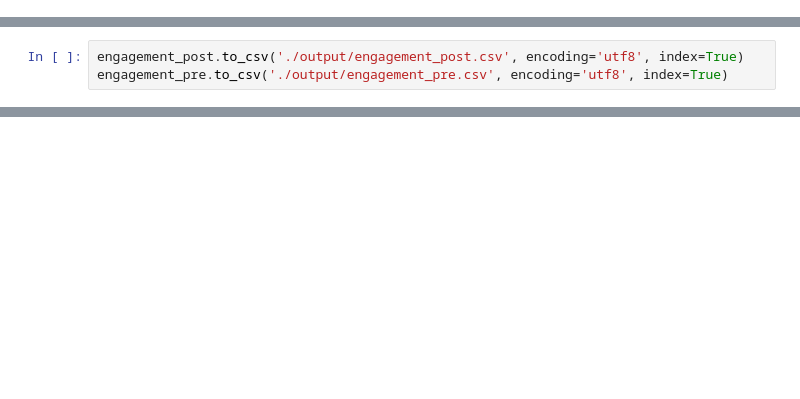
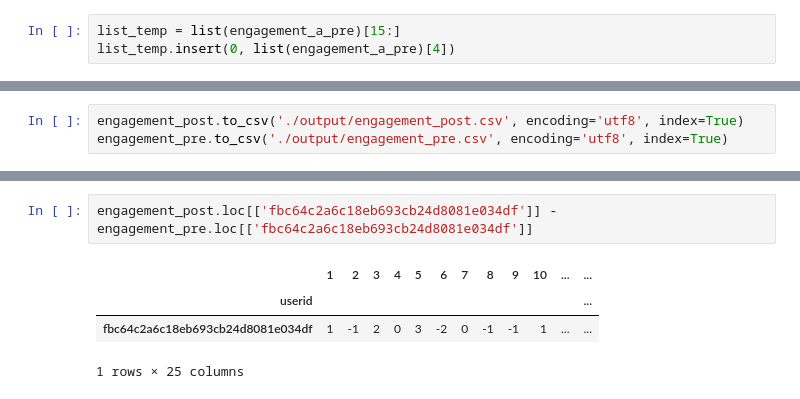
Before and after one commit to advapplab/LBLS160, a Jupyter notebook: engagement.ipynb, the cells around one changed output, grey strips where cells are left out. Drawn from its saved outputs; the diff is of its cells as text; blank space fills up the shorter version.

```diff
--- a/engagement.ipynb
+++ b/engagement.ipynb
@@ -28,5 +28,8 @@ engagement_a_post.rename(columns={'學號': 'userid'}, inplace=True)
 engagement_a_pre.rename(columns={'學號': 'userid'}, inplace=True)
 engagement_b_post.rename(columns={'學號': 'userid'}, inplace=True)
 engagement_b_pre.rename(columns={'學號': 'userid'}, inplace=True)
+# %%
+list_temp = list(engagement_a_pre)[15:]
+list_temp.insert(0, list(engagement_a_pre)[4])
 # %%
 engagement_a_post_e = engagement_a_post[list(engagement_a_post)[3:-9]]
@@ -69,0 +124,7 @@ engagement_pre.to_csv('./output/engagement_pre.csv', encoding='utf8', index=True
+# %%
+engagement_post.loc[['fbc64c2a6c18eb693cb24d8081e034df']] - engagement_pre.loc[['fbc64c2a6c18eb693cb24d8081e034df']]
+# %% [output]
+|  | 1 | 2 | 3 | 4 | 5 | 6 | 7 | 8 | 9 | 10 | ... | ... |
+| userid |  |  |  |  |  |  |  |  |  |  |  | ... |
+| fbc64c2a6c18eb693cb24d8081e034df | 1 | -1 | 2 | 0 | 3 | -2 | 0 | -1 | -1 | 1 | ... | ... |
+1 rows × 25 columns
```
Also changed, not shown: parts of 7 cells of this notebook, 2 other files.
